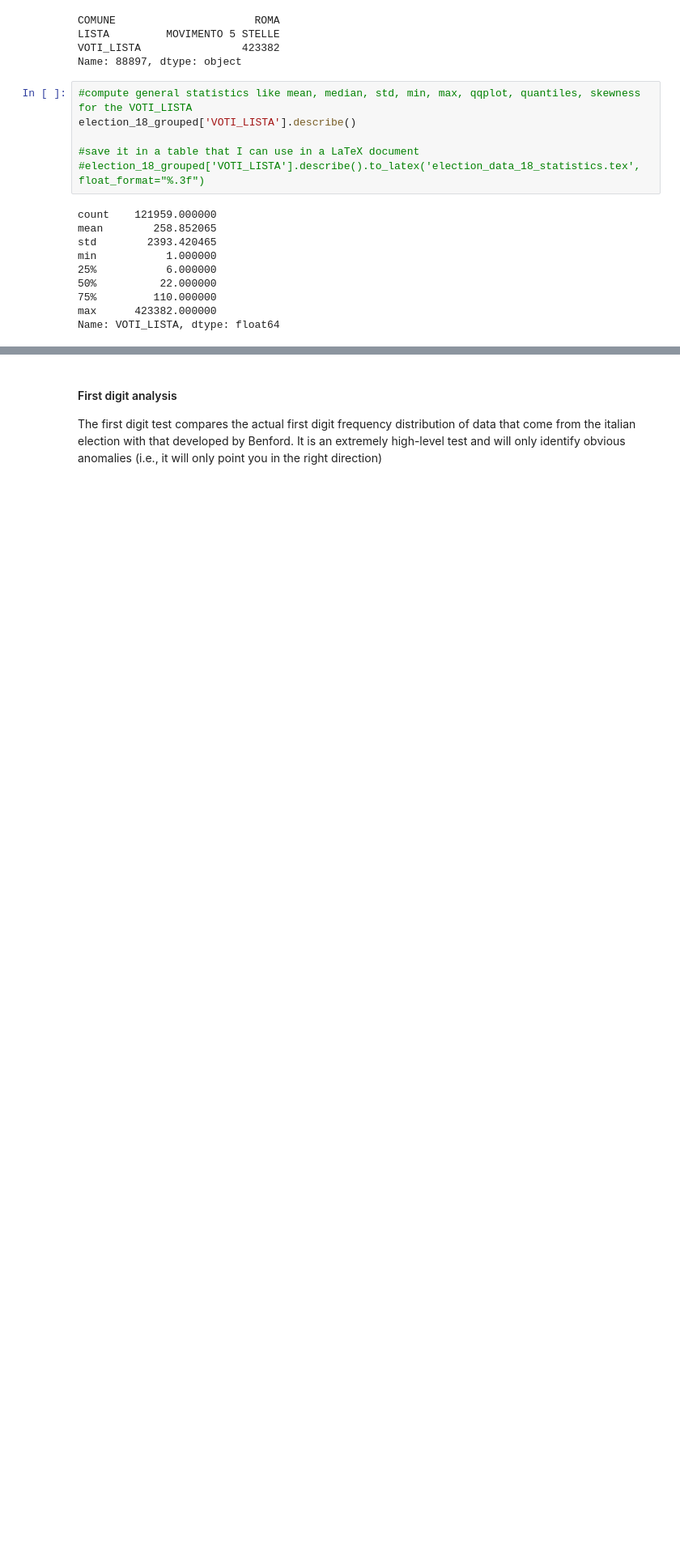
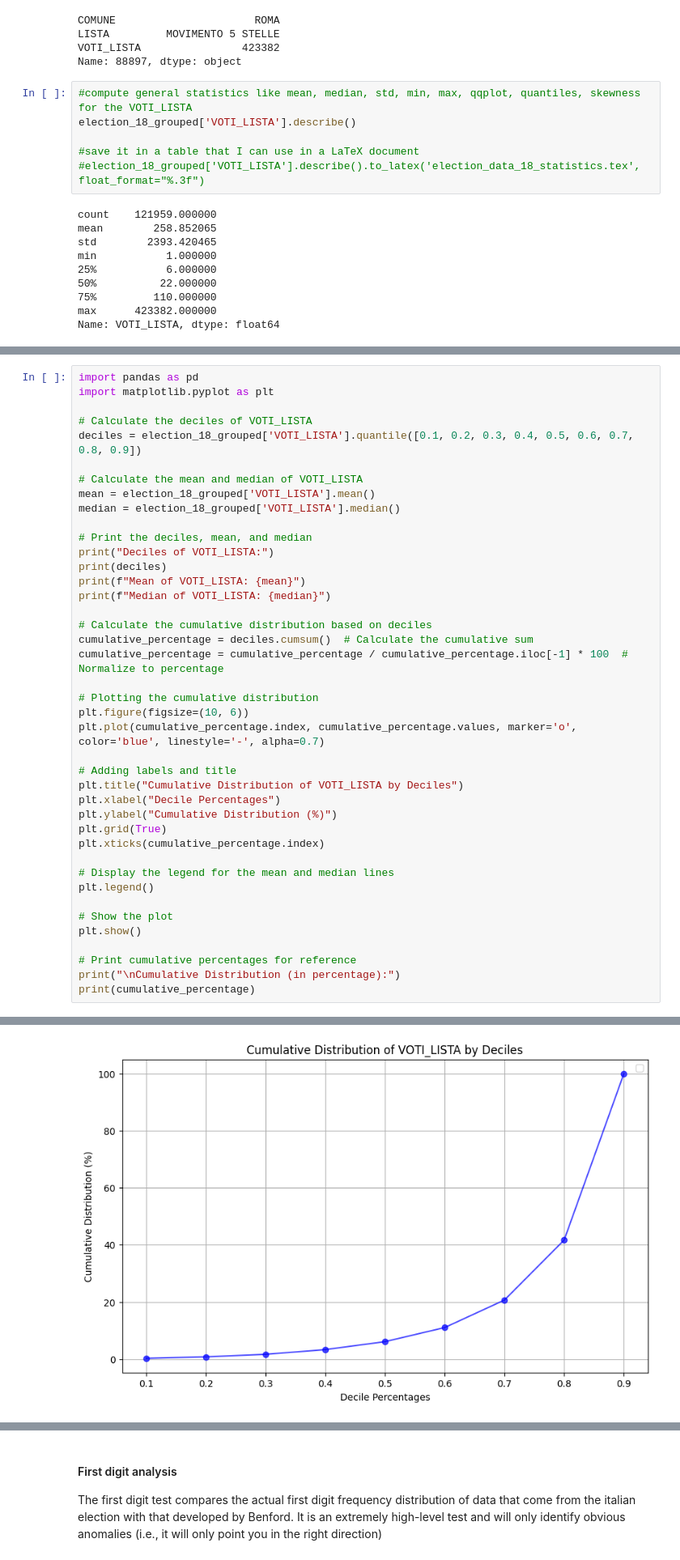
Before and after one commit to Ftoffoletto/masterthesis, a Jupyter notebook: Election/Benford.ipynb, the cells around one changed output, grey strips where cells are left out. Shown at 81% size. Drawn from its saved outputs; the diff is of its cells as text; blank space fills up the shorter version.

```diff
--- a/Election/Benford.ipynb
+++ b/Election/Benford.ipynb
@@ -1243,0 +1334,42 @@ Name: VOTI_LISTA, dtype: float64
+# %%
+import pandas as pd
+import matplotlib.pyplot as plt
+
+# Calculate the deciles of VOTI_LISTA
+deciles = election_18_grouped['VOTI_LISTA'].quantile([0.1, 0.2, 0.3, 0.4, 0.5, 0.6, 0.7, 0.8, 0.9])
+
+# Calculate the mean and median of VOTI_LISTA
+mean = election_18_grouped['VOTI_LISTA'].mean()
+median = election_18_grouped['VOTI_LISTA'].median()
+
+# Print the deciles, mean, and median
+print("Deciles of VOTI_LISTA:")
+print(deciles)
+print(f"Mean of VOTI_LISTA: {mean}")
+print(f"Median of VOTI_LISTA: {median}")
+
+# Calculate the cumulative distribution based on deciles
+cumulative_percentage = deciles.cumsum()  # Calculate the cumulative sum
+cumulative_percentage = cumulative_percentage / cumulative_percentage.iloc[-1] * 100  # Normalize to percentage
+
+# Plotting the cumulative distribution
+plt.figure(figsize=(10, 6))
+plt.plot(cumulative_percentage.index, cumulative_percentage.values, marker='o', color='blue', linestyle='-', alpha=0.7)
+
+# Adding labels and title
+plt.title("Cumulative Distribution of VOTI_LISTA by Deciles")
+plt.xlabel("Decile Percentages")
+plt.ylabel("Cumulative Distribution (%)")
+plt.grid(True)
+plt.xticks(cumulative_percentage.index)
+
+# Display the legend for the mean and median lines
+plt.legend()
+
+# Show the plot
+plt.show()
+
+# Print cumulative percentages for reference
+print("\nCumulative Distribution (in percentage):")
+print(cumulative_percentage)
+# %% [output]
@@ -1243,0 +1390 @@ Name: VOTI_LISTA, dtype: float64
+[figure, added]
```
Also changed, not shown: parts of 40 cells of this notebook, 2 other files.
